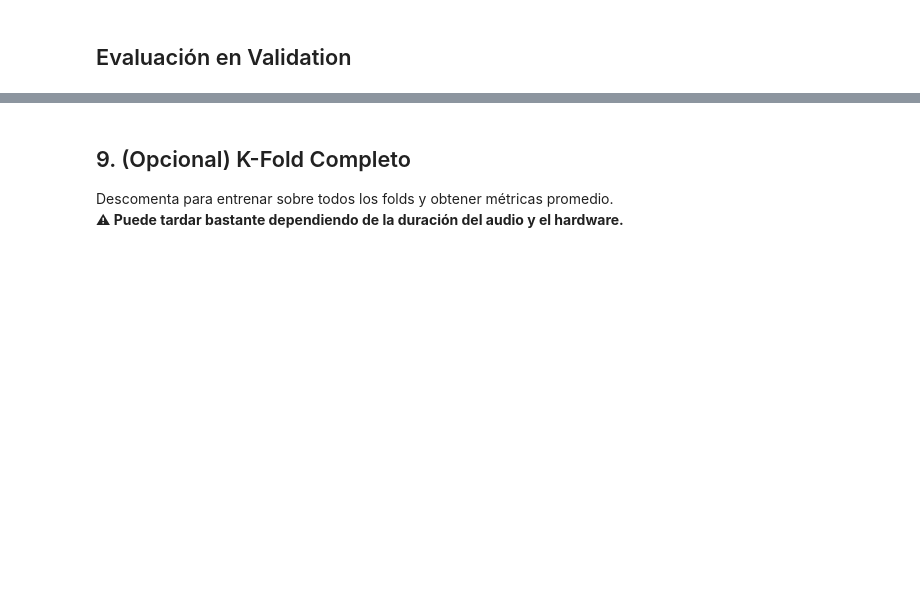
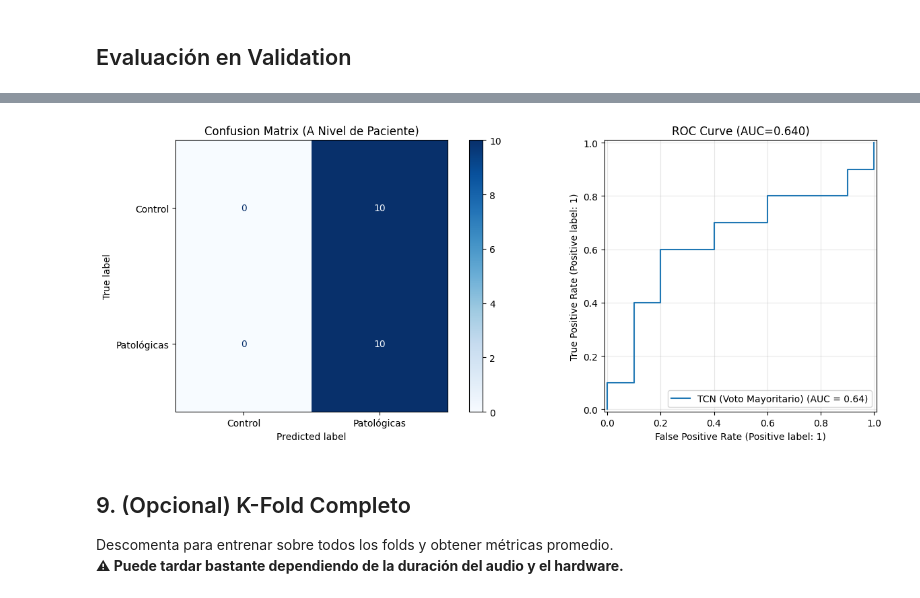
Before and after one commit to Juliahquintas/TFM-Data-Science, a Jupyter notebook: src/experiments/tcn_parkinson.ipynb, the cells around one changed output, grey strips where cells are left out. Cells and saved outputs as stored; diff of their text form; code cells hidden in the pictures; blank space fills up the shorter version.

```diff
--- a/src/experiments/tcn_parkinson.ipynb
+++ b/src/experiments/tcn_parkinson.ipynb
@@ -233,0 +301,12 @@ def load_fold_data(fold_dict, data_dir, target_sr, target_samples):
+# %%
+fold_data = folds[FOLD_IDX]
+
+print(f"--- ARCHIVOS EN TRAIN (Total: {len(fold_data['train_files'])} audios) ---")
+for f in fold_data['train_files'][:10]:
+    print(f)
+print('... (mostrando solo los primeros 10)')
+
+print(f"\n--- ARCHIVOS EN TEST (Total: {len(fold_data['test_files'])} audios) ---")
+for f in fold_data['test_files'][:10]:
+    print(f)
+print('... (mostrando solo los primeros 10)')
@@ -469,3 +777,28 @@ plt.show()
+# %%
+import matplotlib.pyplot as plt
+from sklearn.metrics import confusion_matrix, ConfusionMatrixDisplay, RocCurveDisplay
+
+fig, axes = plt.subplots(1, 2, figsize=(14, 5))
+
+# Confusion Matrix (A Nivel de Paciente)
+cm_subj = confusion_matrix(y_true_patient, y_pred_patient)
+disp_subj = ConfusionMatrixDisplay(cm_subj, display_labels=['Control', 'Patológicas'])
+disp_subj.plot(ax=axes[0], cmap='Blues')
+axes[0].set_title('Confusion Matrix (A Nivel de Paciente)')
+
+# ROC Curve (A Nivel de Paciente)
+RocCurveDisplay.from_predictions(
+    y_true_patient, y_pred_proba_patient,
+    name='TCN (Voto Mayoritario)',
+    ax=axes[1],
+)
+axes[1].set_title(f'ROC Curve (AUC={roc_subj:.3f})')
+axes[1].grid(True, alpha=0.3)
+
+plt.tight_layout()
+plt.show()
+# %% [output]
+[figure, added]
 # %% [markdown]
 ## 9. (Opcional) K-Fold Completo
 
```
Also changed, not shown: parts of 31 cells of this notebook, 3 other files.
